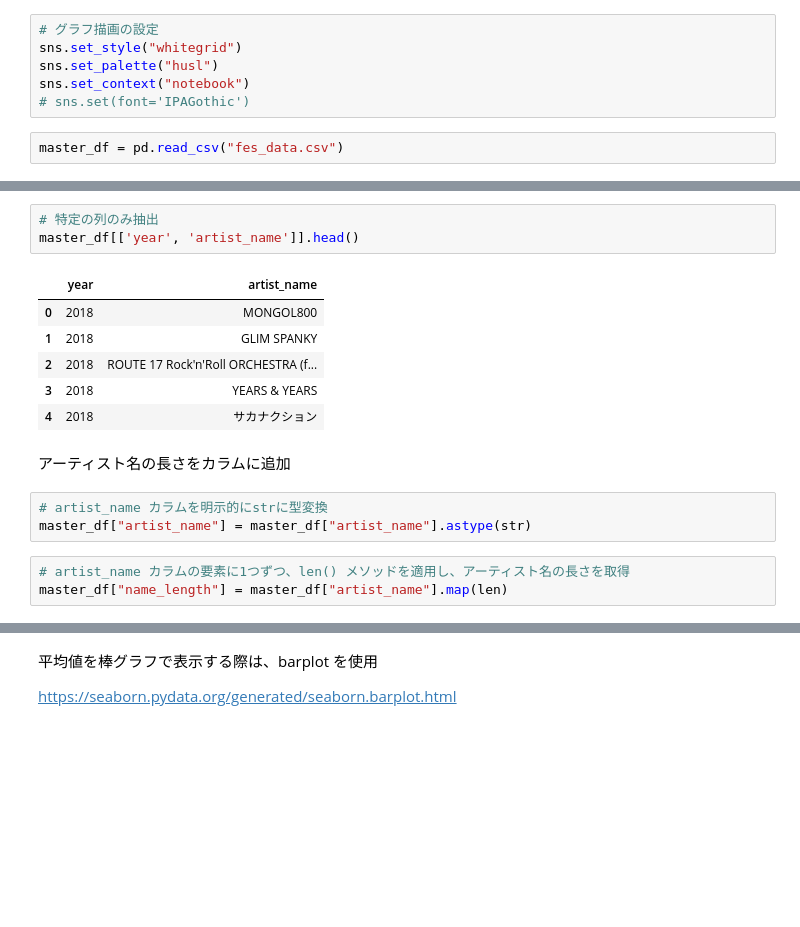
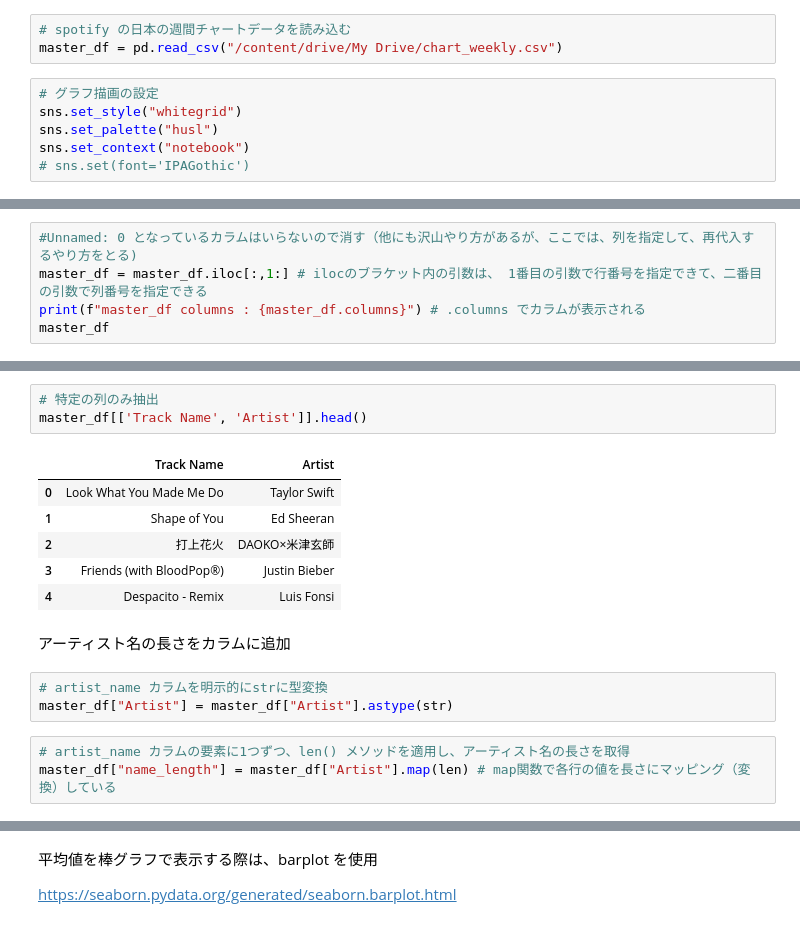
Before and after one commit to loverico/python_lecture, a Jupyter notebook: [Python講座]第2回CSVファイルのデータを可視化する.ipynb, the cells around one changed output, grey strips where cells are left out. Drawn from its saved outputs; the diff is of its cells as text; blank space fills up the shorter version.

```diff
--- a/[Python講座]第2回CSVファイルのデータを可視化する.ipynb
+++ b/[Python講座]第2回CSVファイルのデータを可視化する.ipynb
@@ -132,11 +153,12 @@ https://docs.google.com/spreadsheets/d/1F08nnk8gm7GG0oL1mshxMFPQICK5yor9pYcVRGbP
 # %%
 import pandas as pd
 import seaborn as sns
+# %%
+# spotify の日本の週間チャートデータを読み込む
+master_df = pd.read_csv("/content/drive/My Drive/chart_weekly.csv")
 # %%
 # グラフ描画の設定
 sns.set_style("whitegrid")
 sns.set_palette("husl")
 sns.set_context("notebook")
 # sns.set(font='IPAGothic')
-# %%
-master_df = pd.read_csv("fes_data.csv")
@@ -161,3 +182,8 @@ master_df
+# %%
+#Unnamed: 0 となっているカラムはいらないので消す（他にも沢山やり方があるが、ここでは、列を指定して、再代入するやり方をとる)
+master_df = master_df.iloc[:,1:] # ilocのブラケット内の引数は、 1番目の引数で行番号を指定できて、二番目の引数で列番号を指定できる
+print(f"master_df columns : {master_df.columns}") # .columns でカラムが表示される
+master_df
 # %%
 # 最初の行のみを表示
 master_df.head(3) #引数に指定しない場合は、五行分が表示される
@@ -169,21 +195,21 @@ master_df.head(3) #引数に指定しない場合は、五行分が表示され
 # %%
 # 特定の列のみ抽出
-master_df[['year', 'artist_name']].head()
+master_df[['Track Name', 'Artist']].head()
 # %% [output]
-|  | year | artist_name |
-| 0 | 2018 | MONGOL800 |
-| 1 | 2018 | GLIM SPANKY |
-| 2 | 2018 | ROUTE 17 Rock'n'Roll ORCHESTRA (f... |
-| 3 | 2018 | YEARS & YEARS |
-| 4 | 2018 | サカナクション |
+|  | Track Name | Artist |
+| 0 | Look What You Made Me Do | Taylor Swift |
+| 1 | Shape of You | Ed Sheeran |
+| 2 | 打上花火 | DAOKO×米津玄師 |
+| 3 | Friends (with BloodPop®) | Justin Bieber |
+| 4 | Despacito - Remix | Luis Fonsi |
 # %% [markdown]
 アーティスト名の長さをカラムに追加
 # %%
 # artist_name カラムを明示的にstrに型変換
-master_df["artist_name"] = master_df["artist_name"].astype(str)
+master_df["Artist"] = master_df["Artist"].astype(str)
 # %%
 # artist_name カラムの要素に1つずつ、len() メソッドを適用し、アーティスト名の長さを取得
-master_df["name_length"] = master_df["artist_name"].map(len)
+master_df["name_length"] = master_df["Artist"].map(len) # map関数で各行の値を長さにマッピング（変換）している
 # %%
 master_df.head()
 # %% [output]
```
Also changed, not shown: parts of 42 cells of this notebook.
